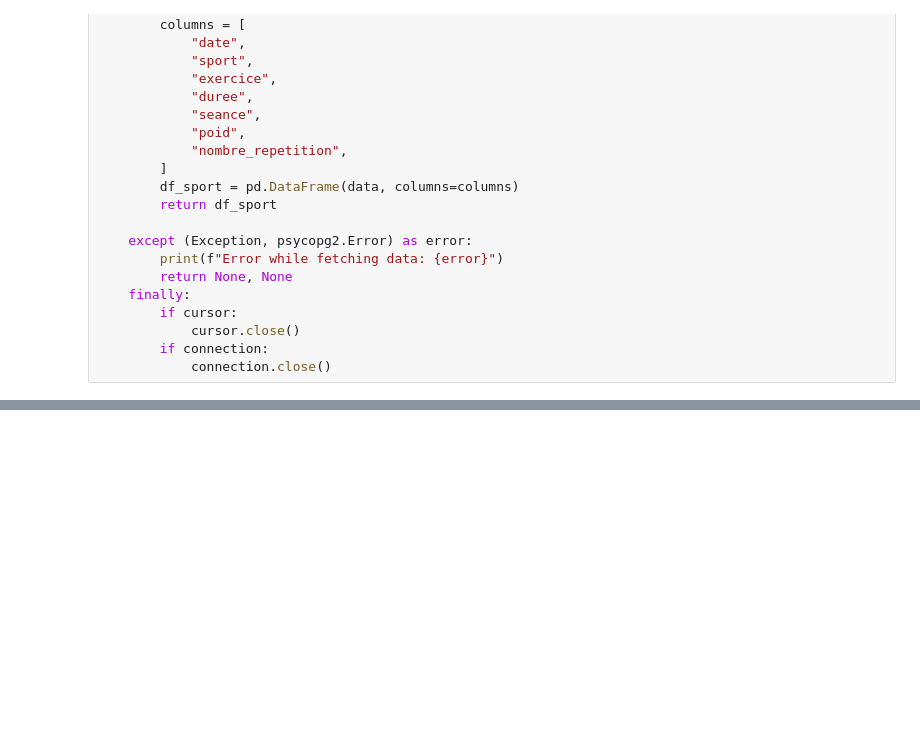
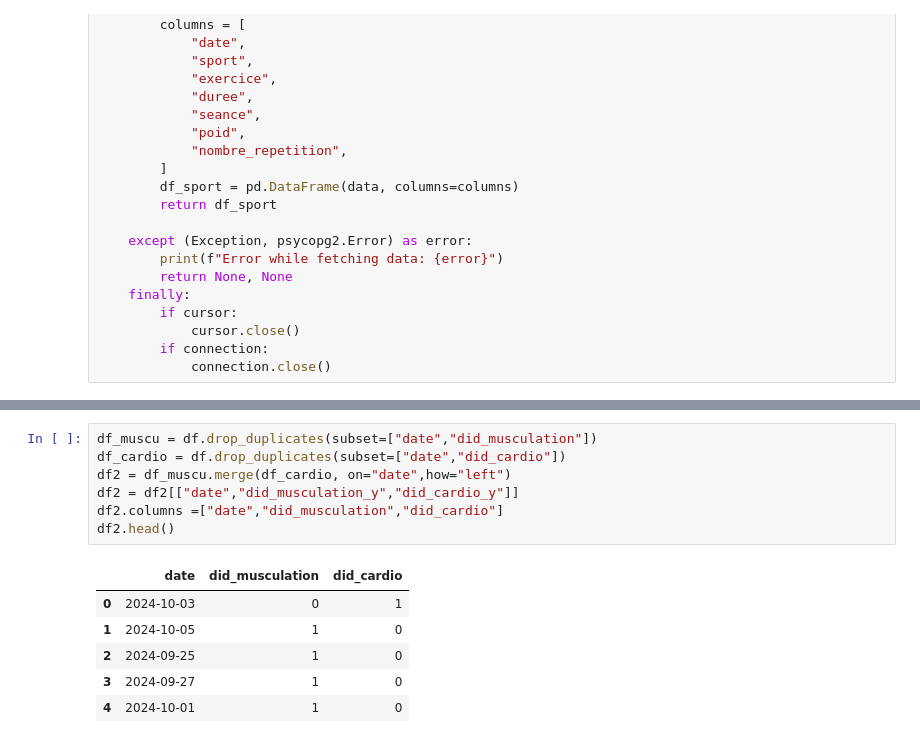
Before and after one commit to louismartindunord/SportMetrics, a Jupyter notebook: notebook/data_visualisation.ipynb, the cells around one changed output, grey strips where cells are left out. Saved outputs shown, nothing was run; the diff lists cells and outputs as text; blank space fills up the shorter version.

```diff
--- a/notebook/data_visualisation.ipynb
+++ b/notebook/data_visualisation.ipynb
@@ -267,0 +240,14 @@ float(poid_portée)
+# %%
+df_muscu = df.drop_duplicates(subset=["date","did_musculation"])
+df_cardio = df.drop_duplicates(subset=["date","did_cardio"])
+df2 = df_muscu.merge(df_cardio, on="date",how="left")
+df2 = df2[["date","did_musculation_y","did_cardio_y"]]
+df2.columns =["date","did_musculation","did_cardio"]
+df2.head()
+# %% [output]
+|  | date | did_musculation | did_cardio |
+| 0 | 2024-10-03 | 0 | 1 |
+| 1 | 2024-10-05 | 1 | 0 |
+| 2 | 2024-09-25 | 1 | 0 |
+| 3 | 2024-09-27 | 1 | 0 |
+| 4 | 2024-10-01 | 1 | 0 |
```
Also changed, not shown: parts of 41 cells of this notebook, 8 other files.
